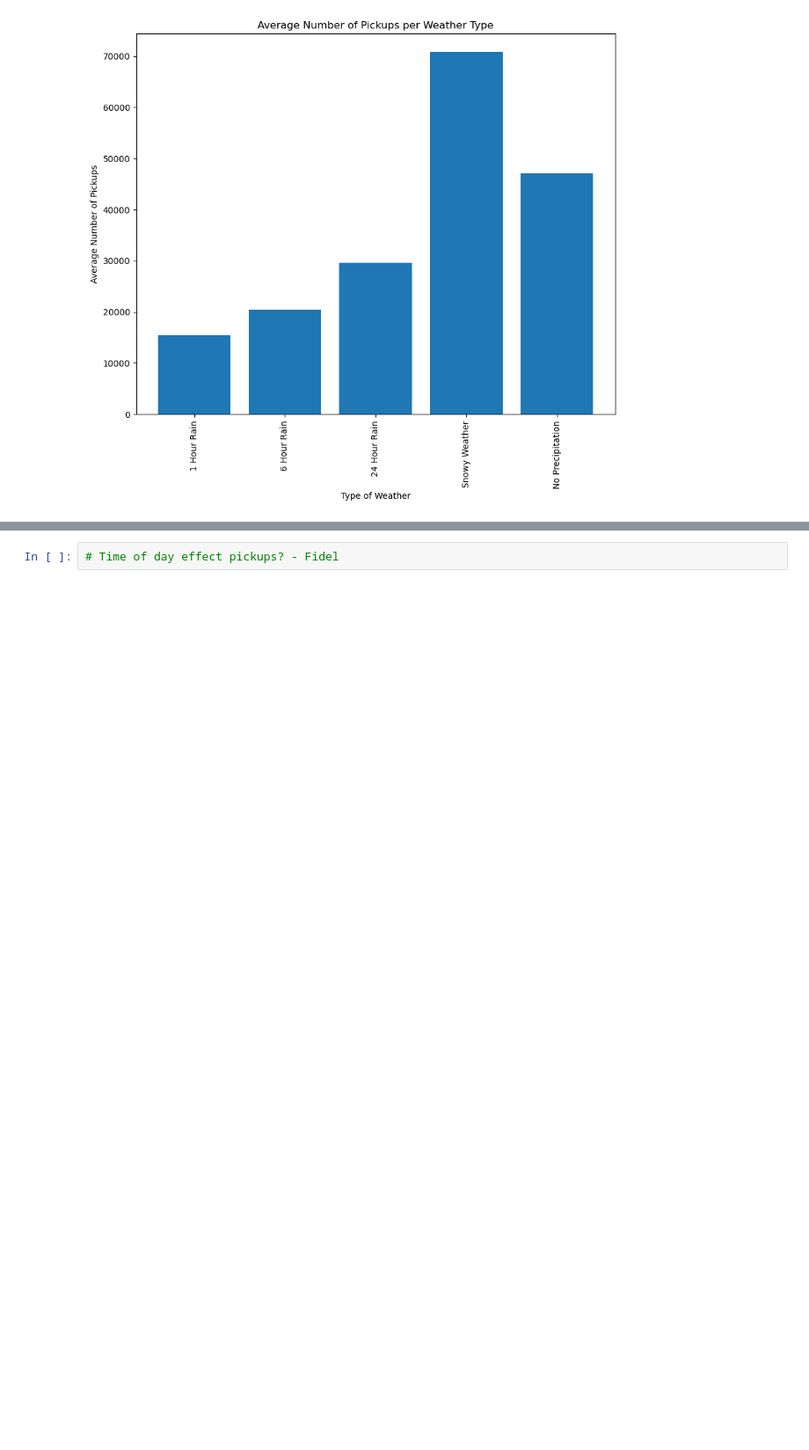
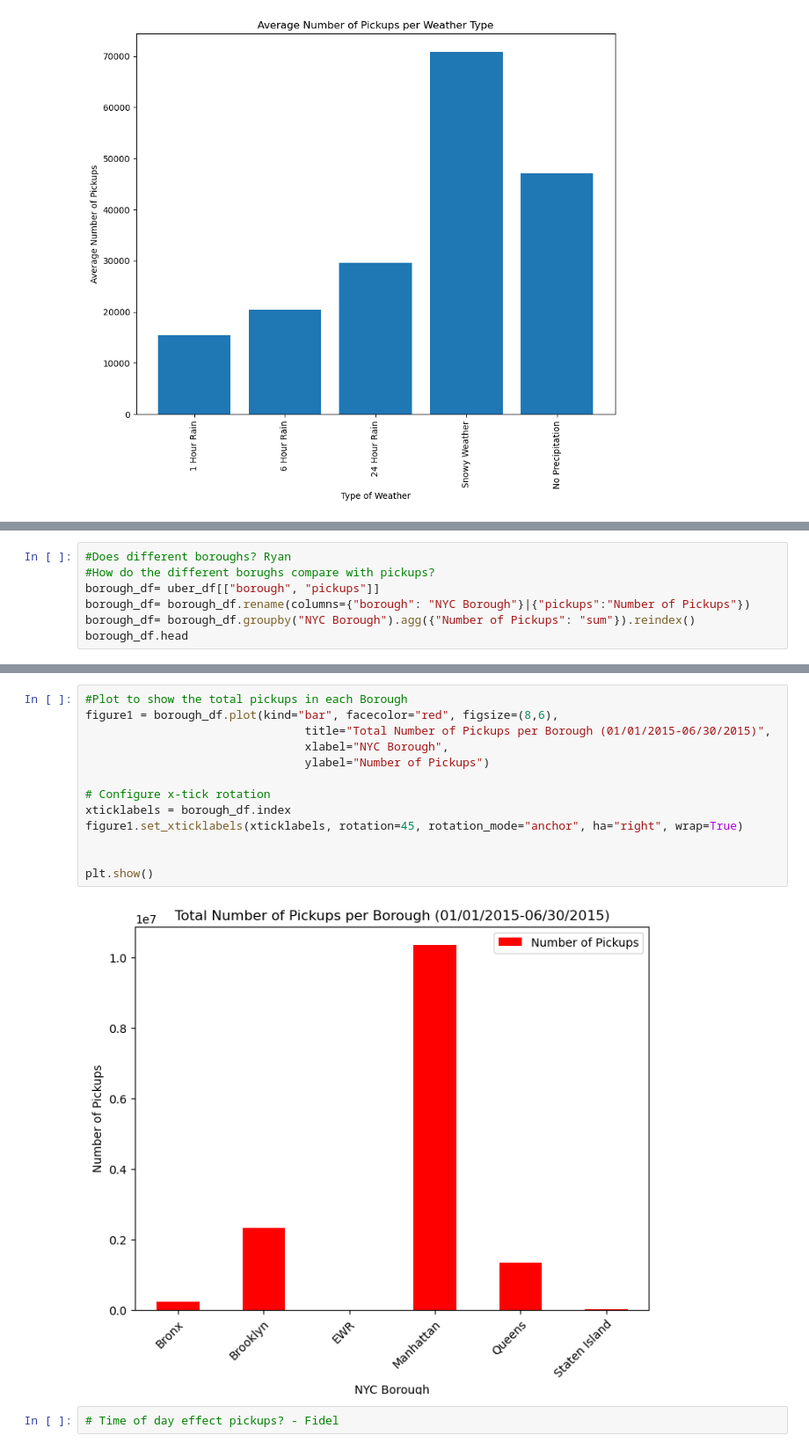
Before and after one commit to caleb-g23/Uber_Pickups_Project, a Jupyter notebook: Main/uber_main.ipynb, the cells around one changed output, grey strips where cells are left out. Shown: that part at 88% size. Cells and saved outputs as stored; diff of their text form; blank space fills up the shorter version.

```diff
--- a/Main/uber_main.ipynb
+++ b/Main/uber_main.ipynb
@@ -223,0 +339,7 @@ wind_df.head()
+# %%
+#Does different boroughs? Ryan
+#How do the different borughs compare with pickups?
+borough_df= uber_df[["borough", "pickups"]]
+borough_df= borough_df.rename(columns={"borough": "NYC Borough"}|{"pickups":"Number of Pickups"})
+borough_df= borough_df.groupby("NYC Borough").agg({"Number of Pickups": "sum"}).reindex()
+borough_df.head
@@ -224,3 +355,18 @@ wind_df.head()
+# %%
+#Plot to show the total pickups in each Borough
+figure1 = borough_df.plot(kind="bar", facecolor="red", figsize=(8,6),
+                                title="Total Number of Pickups per Borough (01/01/2015-06/30/2015)",
+                                xlabel="NYC Borough",
+                                ylabel="Number of Pickups")
+
+# Configure x-tick rotation
+xticklabels = borough_df.index
+figure1.set_xticklabels(xticklabels, rotation=45, rotation_mode="anchor", ha="right", wrap=True)
+
+
+plt.show()
+# %% [output]
+[figure, added]
 # %%
 # Time of day effect pickups? - Fidel
 # %%
```
Also changed, not shown: parts of 12 cells of this notebook.
